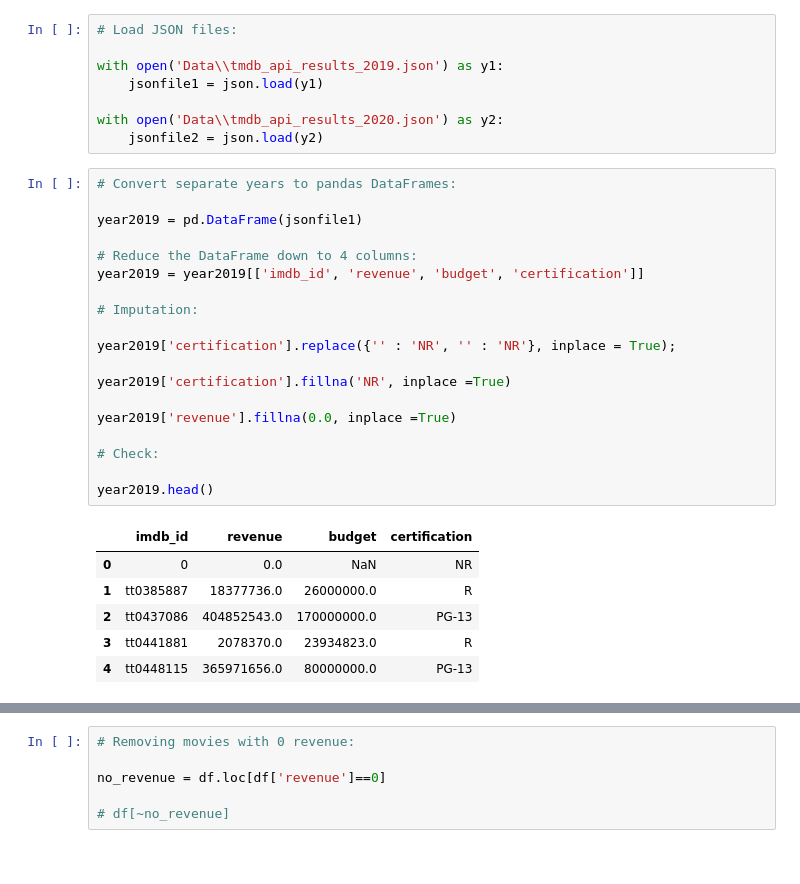
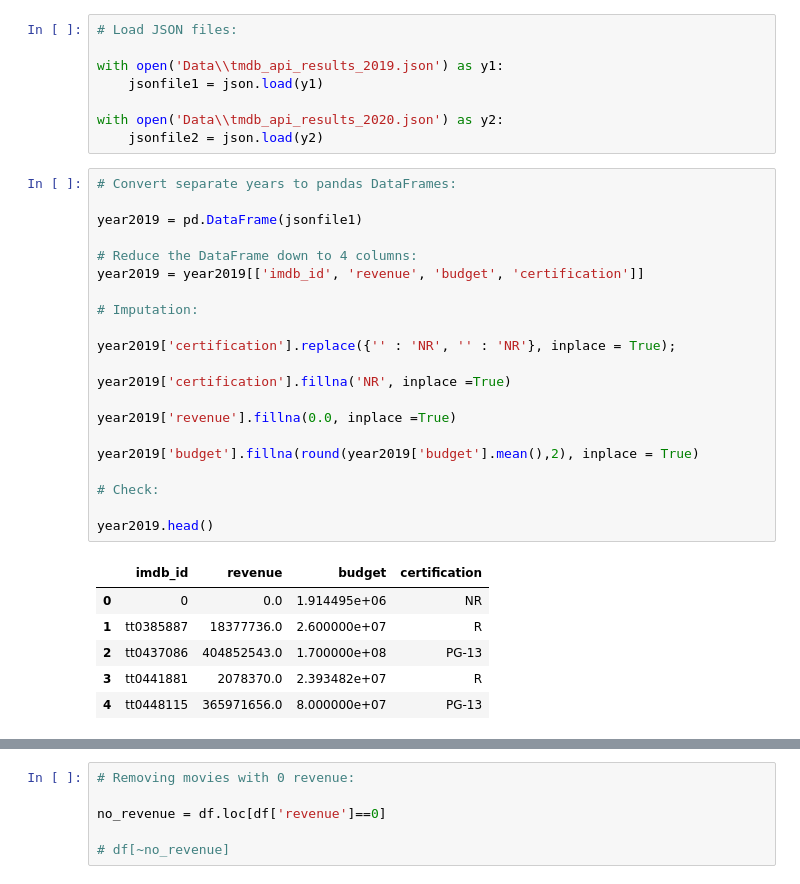
Before and after one commit to starkjones/IMDB-Queries, a Jupyter notebook: IMDB Queries Part 4.ipynb, the cells around one changed output, grey strips where cells are left out. Drawn from its saved outputs; the diff is of its cells as text.

```diff
--- a/IMDB Queries Part 4.ipynb
+++ b/IMDB Queries Part 4.ipynb
@@ -29,29 +29,31 @@ with open('Data\\tmdb_api_results_2020.json') as y2:
 # %%
 # Convert separate years to pandas DataFrames:
 
 year2019 = pd.DataFrame(jsonfile1)
 
 # Reduce the DataFrame down to 4 columns:
 year2019 = year2019[['imdb_id', 'revenue', 'budget', 'certification']]
 
 # Imputation:
 
 year2019['certification'].replace({'' : 'NR', '' : 'NR'}, inplace = True);
 
 year2019['certification'].fillna('NR', inplace =True)
 
 year2019['revenue'].fillna(0.0, inplace =True)
 
+year2019['budget'].fillna(round(year2019['budget'].mean(),2), inplace = True)
+
 # Check:
 
 year2019.head()
 # %% [output]
 |  | imdb_id | revenue | budget | certification |
-| 0 | 0 | 0.0 | NaN | NR |
-| 1 | tt0385887 | 18377736.0 | 26000000.0 | R |
-| 2 | tt0437086 | 404852543.0 | 170000000.0 | PG-13 |
-| 3 | tt0441881 | 2078370.0 | 23934823.0 | R |
-| 4 | tt0448115 | 365971656.0 | 80000000.0 | PG-13 |
+| 0 | 0 | 0.0 | 1.914495e+06 | NR |
+| 1 | tt0385887 | 18377736.0 | 2.600000e+07 | R |
+| 2 | tt0437086 | 404852543.0 | 1.700000e+08 | PG-13 |
+| 3 | tt0441881 | 2078370.0 | 2.393482e+07 | R |
+| 4 | tt0448115 | 365971656.0 | 8.000000e+07 | PG-13 |
 # %%
 # Convert separate years to pandas DataFrames:
 
```
Also changed, not shown: parts of 10 cells of this notebook, 1 other file.
